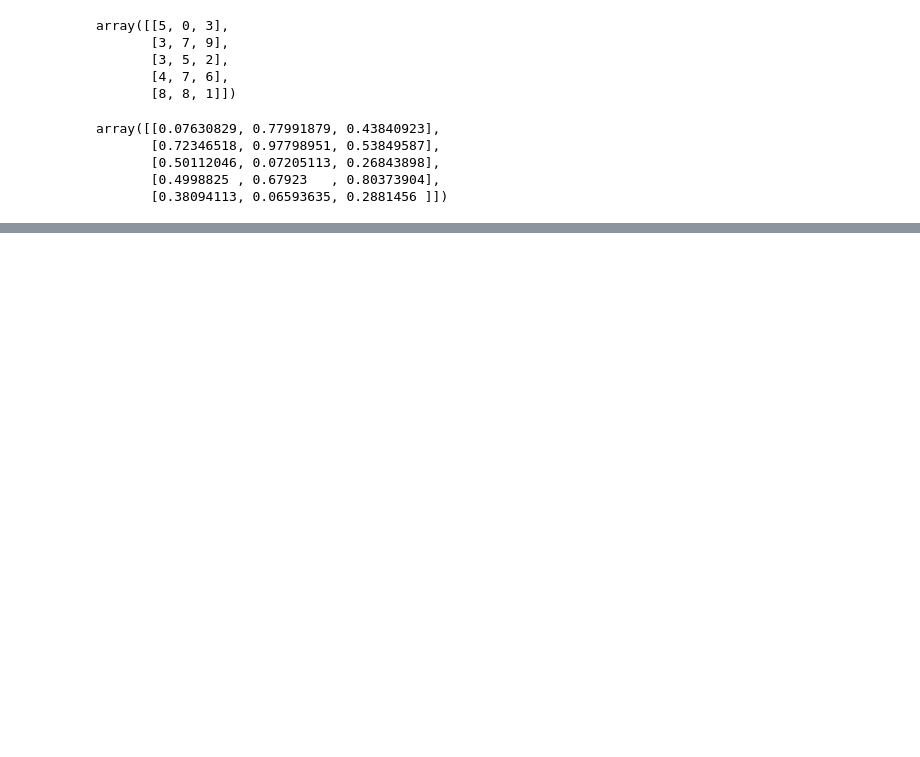
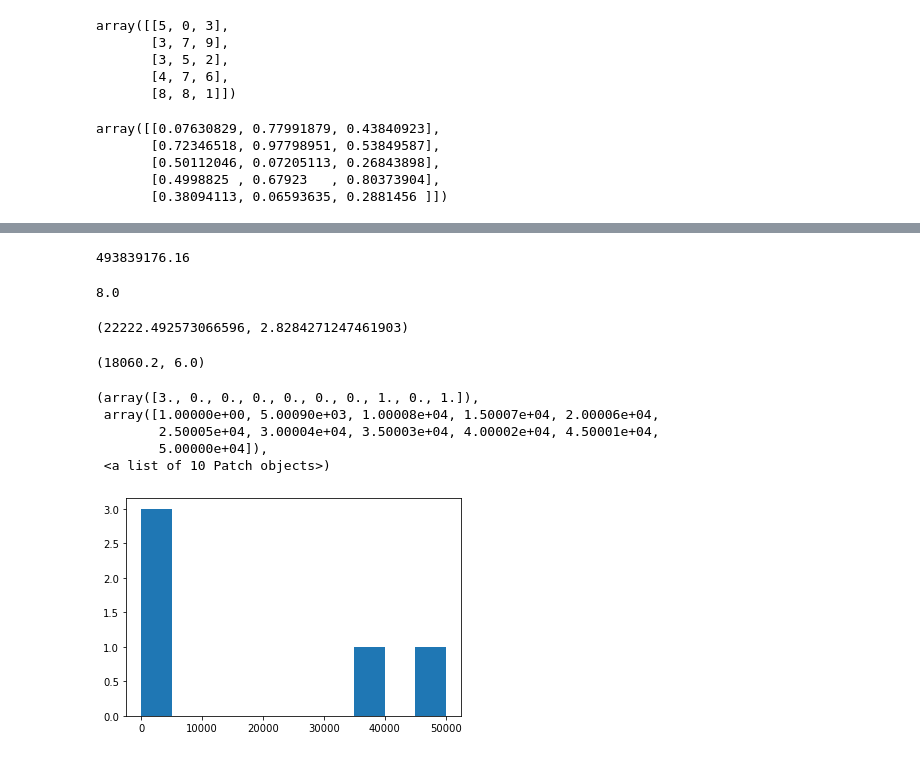
Before and after one commit to PasinduUkwatta/Machine-Learning, a Jupyter notebook: Numpy.ipynb, the cells around one changed output, grey strips where cells are left out. Saved outputs shown, nothing was run; the diff lists cells and outputs as text; code cells hidden in the pictures; blank space fills up the shorter version.

```diff
--- a/Numpy.ipynb
+++ b/Numpy.ipynb
@@ -178,0 +388,30 @@ array([[0.07630829, 0.77991879, 0.43840923],
+# %%
+high_var_array =np.array([1,100,200,40000,50000])
+low_var_array =np.array([2,4,6,8,10])
+# %%
+np.var(high_var_array)
+# %% [output]
+493839176.16
+# %%
+np.var(low_var_array)
+# %% [output]
+8.0
+# %%
+np.std(high_var_array),np.std(low_var_array)
+# %% [output]
+(22222.492573066596, 2.8284271247461903)
+# %%
+np.mean(high_var_array),np.mean(low_var_array)
+# %% [output]
+(18060.2, 6.0)
+# %%
+%matplotlib inline
+import matplotlib.pyplot as plt
+plt.hist(high_var_array)
+# %% [output]
+(array([3., 0., 0., 0., 0., 0., 0., 1., 0., 1.]),
+ array([1.00000e+00, 5.00090e+03, 1.00008e+04, 1.50007e+04, 2.00006e+04,
+        2.50005e+04, 3.00004e+04, 3.50003e+04, 4.00002e+04, 4.50001e+04,
+        5.00000e+04]),
+ <a list of 10 Patch objects>)
+[figure, added]
```
Also changed, not shown: parts of 90 cells of this notebook.
